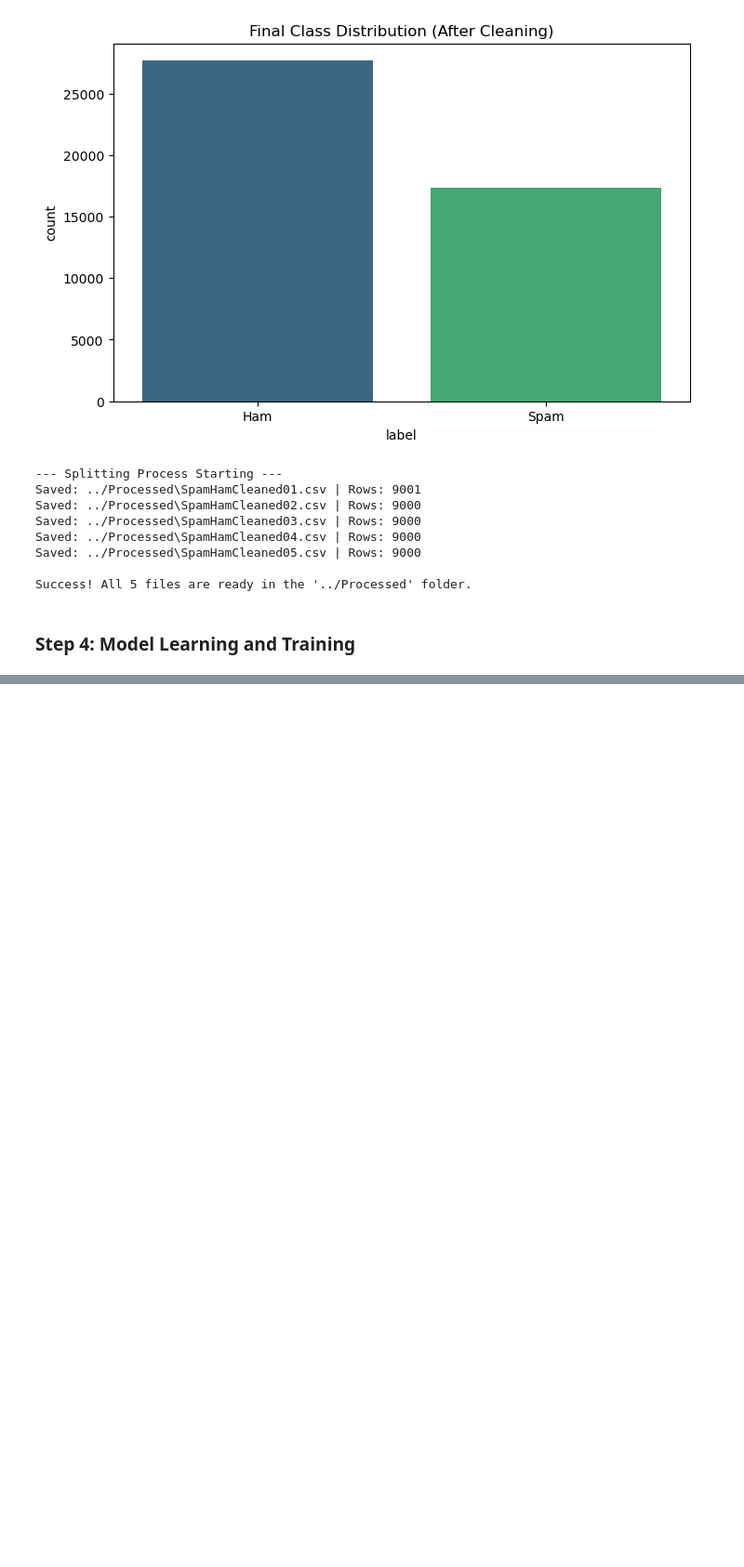
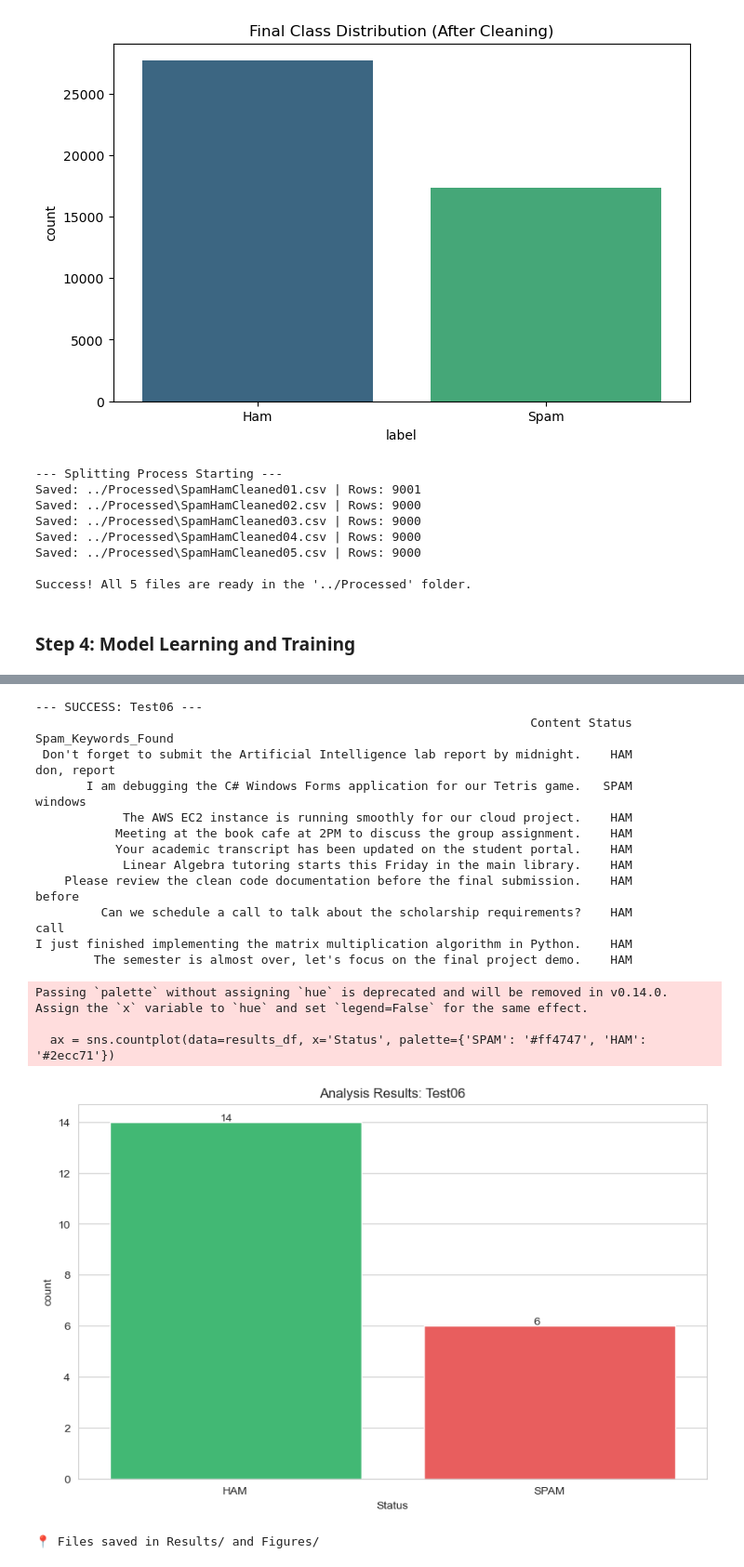
Before and after one commit to hieugia090806/Computing_Technology_Innovation_Project_COS30049, a Jupyter notebook: Website/Backend/Notebooks/SpamHam.ipynb, the cells around one changed output, grey strips where cells are left out. Shown at 93% size. Cells and saved outputs as stored; diff of their text form; code cells hidden in the pictures; blank space fills up the shorter version.

```diff
--- a/Website/Backend/Notebooks/SpamHam.ipynb
+++ b/Website/Backend/Notebooks/SpamHam.ipynb
@@ -302,0 +599,59 @@ ImportError: cannot import name 'AdamW' from 'transformers' (c:\Users\DELL\anaco
+# %%
+import matplotlib.pyplot as plt
+import seaborn as sns
+
+# --- INPUT FILENAME ---
+INPUT_FILE = 'Test06.csv'
+# ----------------------
+
+full_input_path = os.path.join(TEST_DATA_DIR, INPUT_FILE)
+
+# Run the engine
+results_df, data_col = analyze_and_predict(full_input_path, rf_model, tfidf)
+
+# Only proceed if data was loaded correctly
+if results_df is not None:
+    file_id = os.path.splitext(INPUT_FILE)[0]
+
+    # Save CSV
+    csv_save_name = os.path.join(RESULTS_DIR, f'Detailed_{file_id}.csv')
+    results_df.to_csv(csv_save_name, index=False)
+
+    # Preview
+    print(f"\n--- SUCCESS: {file_id} ---")
+    print(results_df[[data_col, 'Status', 'Spam_Keywords_Found']].head(10).to_string(index=False))
+
+    # Plotting
+    plt.figure(figsize=(10, 6))
+    sns.set_style("whitegrid")
+    ax = sns.countplot(data=results_df, x='Status', palette={'SPAM': '#ff4747', 'HAM': '#2ecc71'})
+    plt.title(f'Analysis Results: {file_id}')
+
+    for p in ax.patches:
+        ax.annotate(f'{int(p.get_height())}', (p.get_x() + 0.35, p.get_height() + 0.05))
+
+    diagram_save_name = os.path.join(FIGURES_DIR, f'{file_id}_Diagram.png')
+    plt.savefig(diagram_save_name, dpi=300, bbox_inches='tight')
+    plt.show()
+
+    print(f"📍 Files saved in Results/ and Figures/")
+else:
+    print("⚠️ Process stopped due to errors in the input file.")
+# %% [output]
+--- SUCCESS: Test06 ---
+                                                                    Content Status Spam_Keywords_Found
+ Don't forget to submit the Artificial Intelligence lab report by midnight.    HAM         don, report
+       I am debugging the C# Windows Forms application for our Tetris game.   SPAM             windows
+            The AWS EC2 instance is running smoothly for our cloud project.    HAM
+           Meeting at the book cafe at 2PM to discuss the group assignment.    HAM
+           Your academic transcript has been updated on the student portal.    HAM
+            Linear Algebra tutoring starts this Friday in the main library.    HAM
+    Please review the clean code documentation before the final submission.    HAM              before
+         Can we schedule a call to talk about the scholarship requirements?    HAM                call
+I just finished implementing the matrix multiplication algorithm in Python.    HAM
+        The semester is almost over, let's focus on the final project demo.    HAM
+Passing `palette` without assigning `hue` is deprecated and will be removed in v0.14.0. Assign the `x` variable to `hue` and set `legend=False` for the same effect.
+
+  ax = sns.countplot(data=results_df, x='Status', palette={'SPAM': '#ff4747', 'HAM': '#2ecc71'})
+[figure, added]
+📍 Files saved in Results/ and Figures/
```
Also changed, not shown: parts of 18 cells of this notebook, 27 other files.
